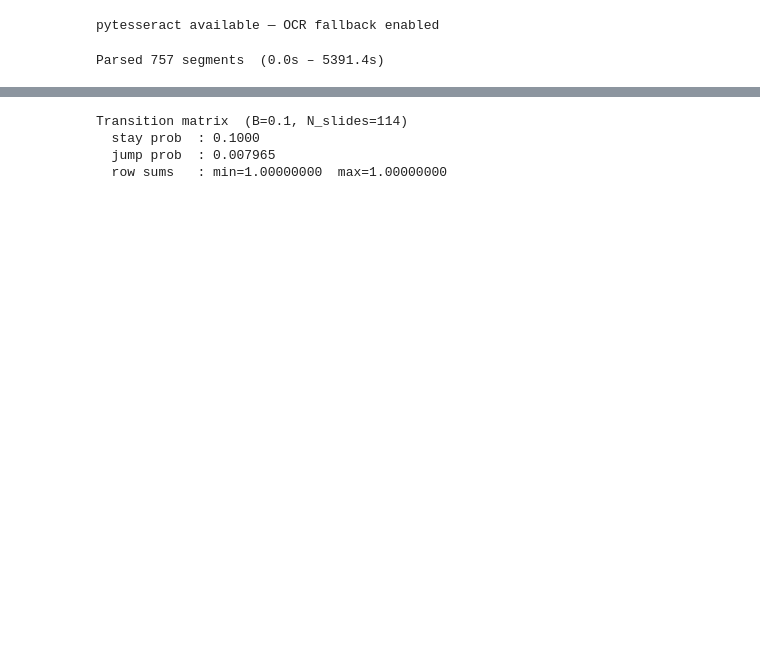
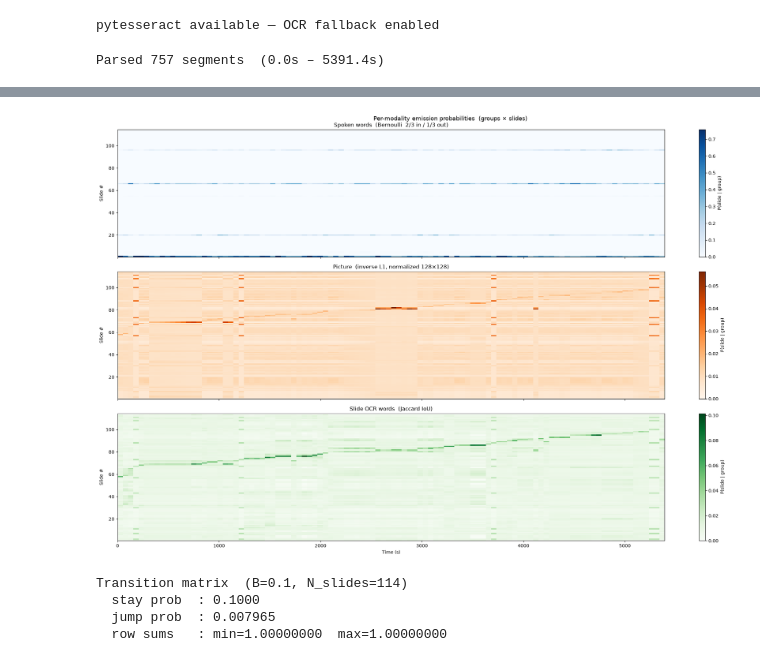
Before and after one commit to Jynns/teletasktranscribed, a Jupyter notebook: notebook/multimodal_hmm.ipynb, the cells around one changed output, grey strips where cells are left out. Saved outputs shown, nothing was run; the diff lists cells and outputs as text; code cells hidden in the pictures; blank space fills up the shorter version.

```diff
--- a/notebook/multimodal_hmm.ipynb
+++ b/notebook/multimodal_hmm.ipynb
@@ -240,3 +264,32 @@ print(f'  row sum check: min={np.exp(log_emit).sum(axis=1).min():.6f}  '
+# %%
+# ── Emission heatmaps ──────────────────────────────────────────────────────────
+# Three rows: spoken words, picture (inv L1), slide OCR words.
+# X = time (group extent), Y = slide index.
+
+fig, axes = plt.subplots(3, 1, figsize=(22, 14), sharex=True)
+
+pairs = [
+    (emit_text, 'Spoken words  (Bernoulli  2/3 in / 1/3 out)', 'Blues'),
+    (emit_vis,  'Picture  (inverse L1, normalized 128×128)',    'Oranges'),
+    (emit_ocr,  'Slide OCR words  (Jaccard IoU)',               'Greens'),
+]
+
+for ax, (mat, title, cmap) in zip(axes, pairs):
+    im = ax.imshow(
+        mat.T,
+        aspect='auto', origin='lower', cmap=cmap, vmin=0,
+        extent=[group_starts[0], group_ends[-1], 0.5, n_slides + 0.5],
+    )
+    ax.set_ylabel('Slide #')
+    ax.set_title(title)
+    plt.colorbar(im, ax=ax, label='P(slide | group)')
+
+axes[-1].set_xlabel('Time (s)')
+fig.suptitle('Per-modality emission probabilities  (groups × slides)', fontsize=13)
+plt.tight_layout()
+plt.show()
+# %% [output]
+[figure, added]
 # %%
 # ── Transition matrix ─────────────────────────────────────────────────────────
 # Identical parameterisation to forward_backward.ipynb.
```
Also changed, not shown: parts of 12 cells of this notebook, 2 other files.
